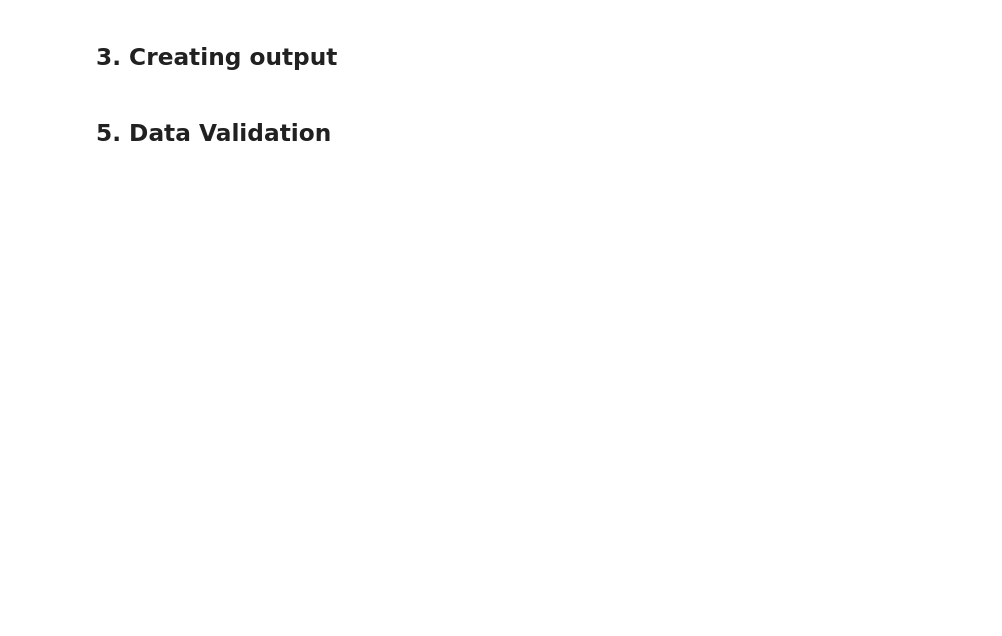
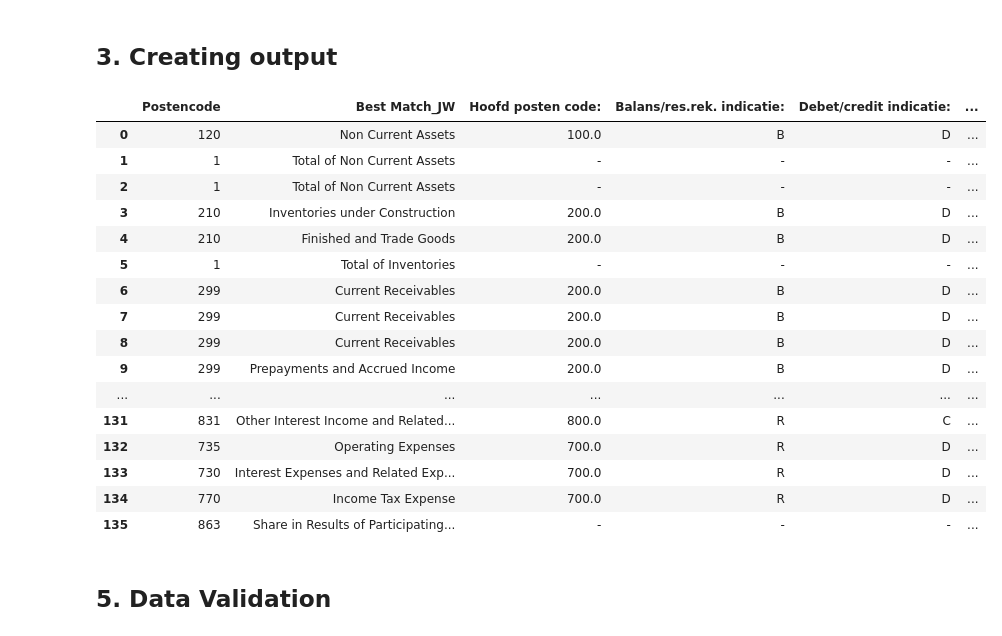
Before and after one commit to markusiewiczj/data-extraction, a Jupyter notebook: text extraction.ipynb, the cells around one changed output. Cells and saved outputs as stored; diff of their text form; code cells hidden in the pictures; blank space fills up the shorter version.

```diff
--- a/text extraction.ipynb
+++ b/text extraction.ipynb
@@ -764,9 +832,10 @@ display(df_parsed)
 # if in df_parsed, best match JR and best match cosine  = "not found" or "not applicable", delete the row
 # TODO: check if when there is no match from one method, if there is one from the other
 
-df_parsed = df_parsed[df_parsed['Best Match_JW'] != "No match found"]
+#if there is no match in 'Best Match_Cosine', replace it with the match from 'Best Match_JW'
+df_parsed['Best Match_Cosine'] = np.where(df_parsed['Best Match_Cosine'] == "No match found", df_parsed['Best Match_JW'], df_parsed['Best Match_Cosine'])
+
 df_parsed = df_parsed[df_parsed['Best Match_Cosine'] != "No match found"]
-df_parsed = df_parsed[df_parsed['Best Match_JW'] != "not applicable"]
 df_parsed = df_parsed[df_parsed['Best Match_Cosine'] != "not applicable"]
 
 # if categories are found, make a new df with catgegory name, year 1 value,  year 2 value, output info from the ledger like id and other categories based on best match
@@ -798,8 +867,56 @@ def add_ledger_info_to_df(df, ledger):
     df_output['Statement Type'] = statement_type
     df_output['Postencode'] = postencode
 
+
 add_ledger_info_to_df(df_output, ledger)
-display(df_output)
+#display(df_output)
+df_output['Postencode'] = df_output['Postencode'].astype('int64')
+# %%
+# import excel file from path: /Users/juliamarkusiewicz/Documents/research assistant work code/PDF_Mining_Julia/20231212_kvk_finposten_dictionary - Antwoorden.xlsx
+kvk_file_path = '/Users/juliamarkusiewicz/Documents/research assistant work code/PDF_Mining_Julia/20231212_kvk_finposten_dictionary - Antwoorden.xlsx'
+kvk_df = pd.read_excel(kvk_file_path, sheet_name='Postencodes')
+# leave only the first 5 columns
+kvk_df = kvk_df.iloc[:, :5]
+
+#display(kvk_df)
+# %%
+#join output df with kvk_df on the postencode column
+df_output = df_output.merge(kvk_df, how='left', left_on='Postencode', right_on='Postencode')
+
+#display(df_output)
+# %%
+#delete the Match Score_JW	Best Match_Cosine	Highest Match Score_Cosine, Category, Balance, and ID columns
+df_output = df_output.drop(columns=['Match Score_JW', 'Best Match_Cosine', 'Highest Match Score_Cosine', 'Category', 'Balance', 'ID', "Statement Type"])
+# display NaN as '-'
+df_output = df_output.fillna('-')
+
+# display the dataframe
+#display(df_output)
+# %%
+# Melting the DataFrame to have 'year' and 'value' columns
+df_melted = df_output.melt(id_vars=[ "Postencode", 'Best Match_JW', "Hoofd posten code:", "Balans/res.rek. indicatie:", "Debet/credit indicatie: ", "Omschr. postencode: "],
+                           var_name="Year", value_name="Value")
+
+
+display(df_melted)
+# %% [output]
+|  | Postencode | Best Match_JW | Hoofd posten code: | Balans/res.rek. indicatie: | Debet/credit indicatie: | ... |
+| 0 | 120 | Non Current Assets | 100.0 | B | D | ... |
+| 1 | 1 | Total of Non Current Assets | - | - | - | ... |
+| 2 | 1 | Total of Non Current Assets | - | - | - | ... |
+| 3 | 210 | Inventories under Construction | 200.0 | B | D | ... |
+| 4 | 210 | Finished and Trade Goods | 200.0 | B | D | ... |
+| 5 | 1 | Total of Inventories | - | - | - | ... |
+| 6 | 299 | Current Receivables | 200.0 | B | D | ... |
+| 7 | 299 | Current Receivables | 200.0 | B | D | ... |
+| 8 | 299 | Current Receivables | 200.0 | B | D | ... |
+| 9 | 299 | Prepayments and Accrued Income | 200.0 | B | D | ... |
+| ... | ... | ... | ... | ... | ... | ... |
+| 131 | 831 | Other Interest Income and Related... | 800.0 | R | C | ... |
+| 132 | 735 | Operating Expenses | 700.0 | R | D | ... |
+| 133 | 730 | Interest Expenses and Related Exp... | 700.0 | R | D | ... |
+| 134 | 770 | Income Tax Expense | 700.0 | R | D | ... |
+| 135 | 863 | Share in Results of Participating... | - | - | - | ... |
 # %% [markdown]
 ## 5. Data Validation
 # %%
```
Also changed, not shown: parts of 12 cells of this notebook.
